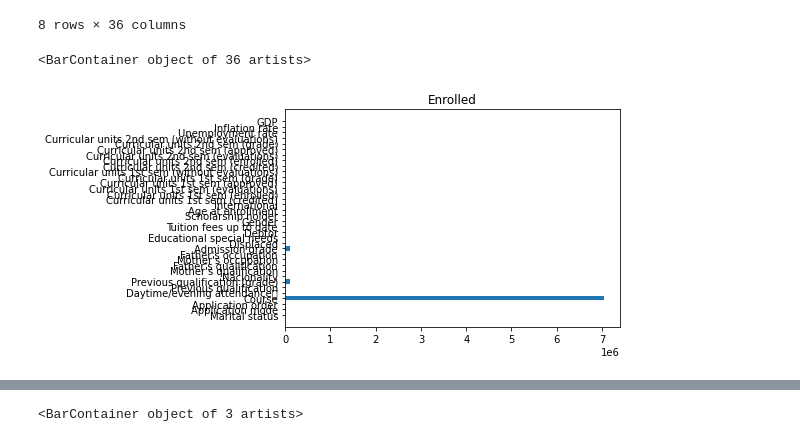
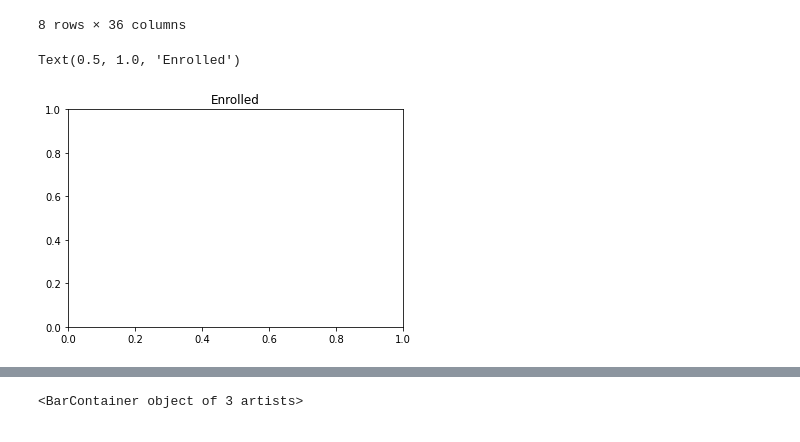
Before and after one commit to HenriqueNPinho/FEUP-IArt, a Jupyter notebook: Project_2/Students Dropout and Success.ipynb, the cells around one changed output, grey strips where cells are left out. Saved outputs shown, nothing was run; the diff lists cells and outputs as text; code cells hidden in the pictures.

```diff
--- a/Project_2/Students Dropout and Success.ipynb
+++ b/Project_2/Students Dropout and Success.ipynb
@@ -73,9 +84,9 @@ dropout = student_data[student_data.Target == "Dropout"].drop(columns=['Target']
 # %%
 enrolled_dict = enrolled.sum().to_dict()
 plt.title('Enrolled')
-plt.barh(list(enrolled_dict.keys()), list(enrolled_dict.values()))
+#plt.barh(list(enrolled_dict.keys()), list(enrolled_dict.values()))
 # %% [output]
-<BarContainer object of 36 artists>
+Text(0.5, 1.0, 'Enrolled')
-[figure, old version]
+[figure, new version]
 # %%
 graduated_dict = graduated.sum().to_dict()
```
Also changed, not shown: parts of 37 cells of this notebook.
